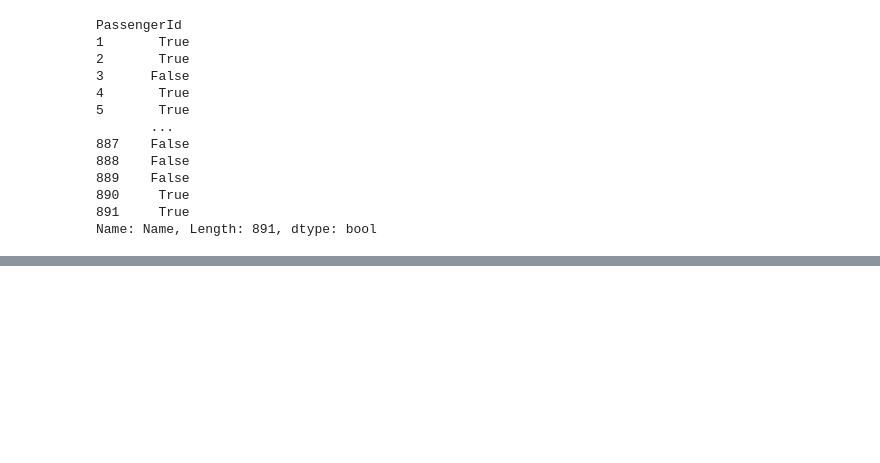
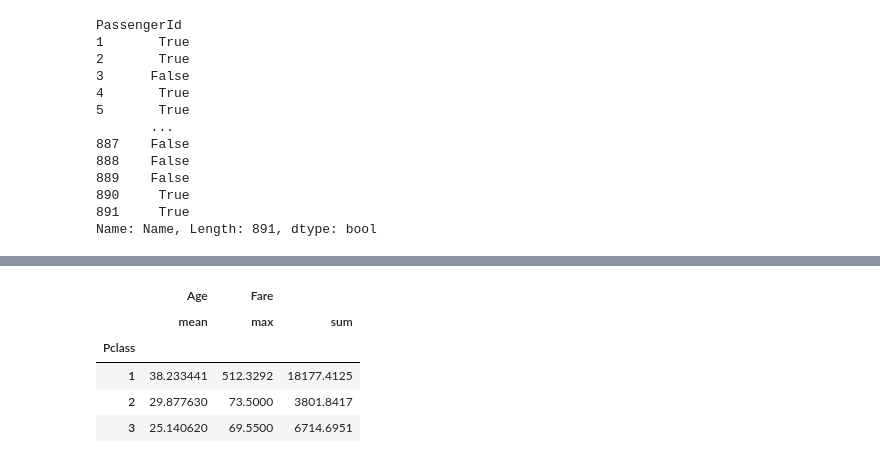
Before and after one commit to yashdeep-patil/Pandas, a Jupyter notebook: pandas.ipynb, the cells around one changed output, grey strips where cells are left out. Saved outputs shown, nothing was run; the diff lists cells and outputs as text; code cells hidden in the pictures; blank space fills up the shorter version.

```diff
--- a/pandas.ipynb
+++ b/pandas.ipynb
@@ -490,0 +594,9 @@ Name: Name, Length: 891, dtype: int64
+# %%
+sub.groupby("Pclass").agg({"Age":["mean"],"Fare":["max","sum"]})
+# %% [output]
+|  | Age | Fare |  |
+|  | mean | max | sum |
+| Pclass |  |  |  |
+| 1 | 38.233441 | 512.3292 | 18177.4125 |
+| 2 | 29.877630 | 73.5000 | 3801.8417 |
+| 3 | 25.140620 | 69.5500 | 6714.6951 |
```
Also changed, not shown: parts of 15 cells of this notebook.
